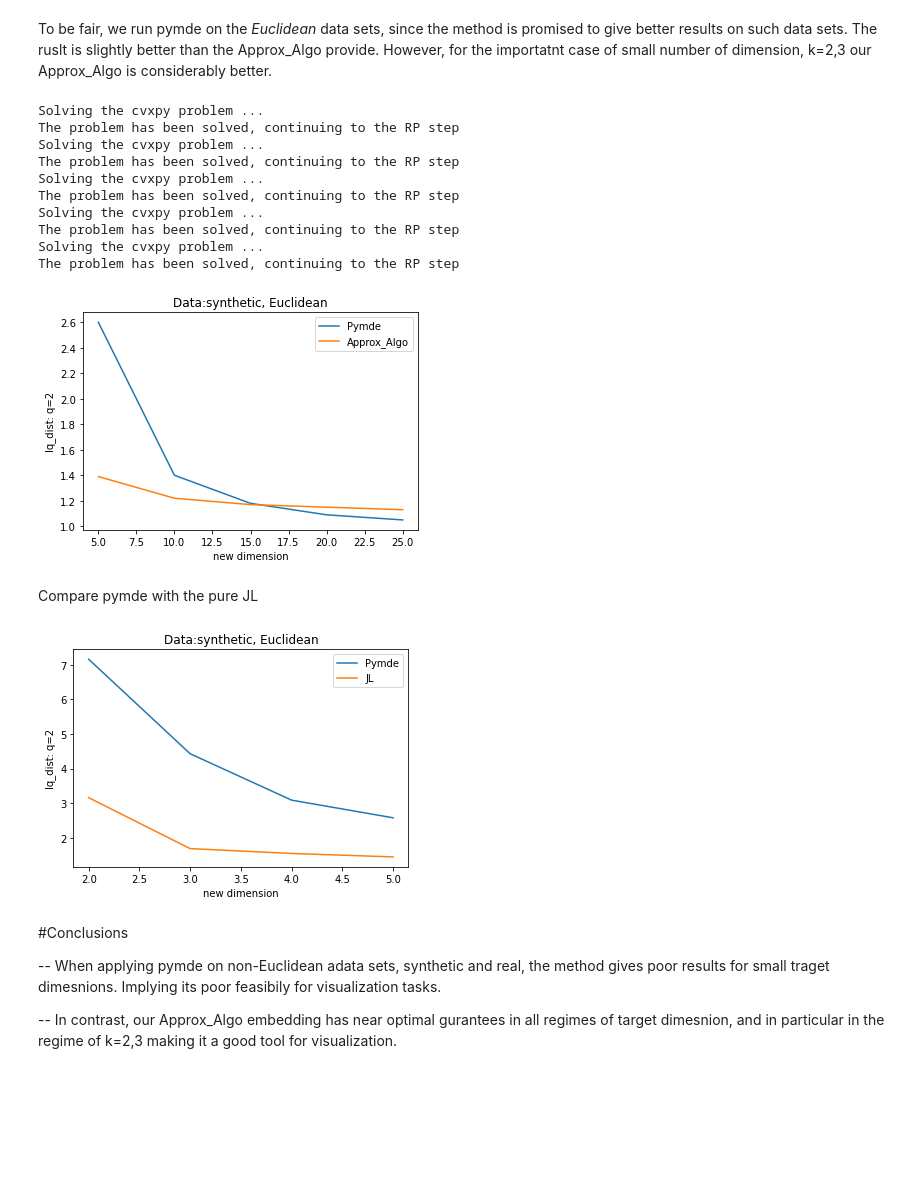
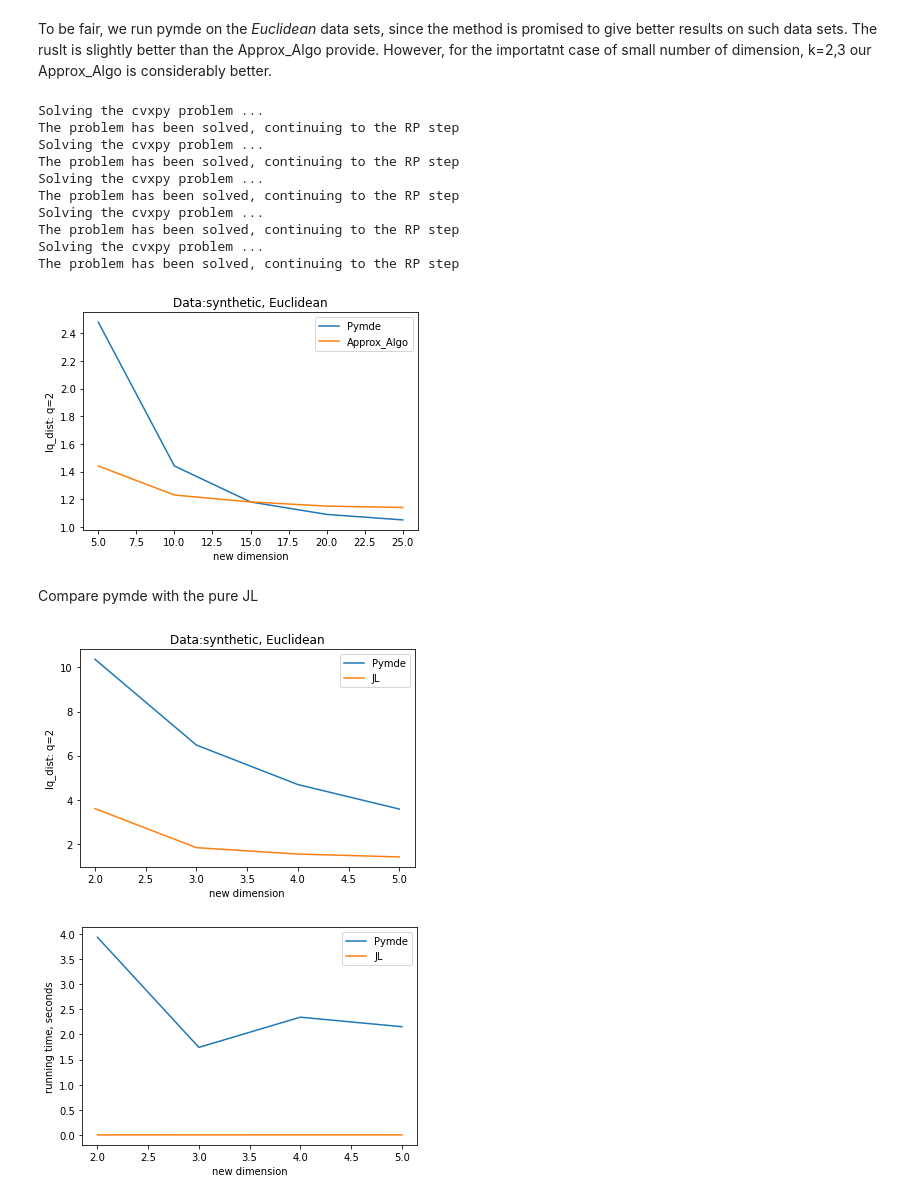
Before and after one commit to orafandina/dimensionality-reduction, a Jupyter notebook: examples.ipynb, the cells around one changed output. Cells and saved outputs as stored; diff of their text form; code cells hidden in the pictures; blank space fills up the shorter version.

```diff
--- a/examples.ipynb
+++ b/examples.ipynb
@@ -173,8 +200,10 @@ when applying on the same synthetic dataset of a smaller size n=50, and optimizi
 # %%
-import pymde
-import torch
+#Pymde versus Approx_Algo for l2_dist
+#Synthetic non-Euclidean data
 
 new_dims=np.array([5,10,15])
+q=2
+
 dists_data=ms.get_random_epsilon_close_non_Eucl(50,0.8)
 input_dists=pymde.Graph(dists_data)
 
@@ -246,10 +275,15 @@ The problem has been solved, continuing to the RP step
 # %% [markdown]
 To be fair, we run pymde on the *Euclidean* data sets, since the method is promised to give better results on such data sets. The ruslt is slightly better than the Approx_Algo provide. However, for the importatnt case of small number of dimension, k=2,3 our Approx_Algo is considerably better.
 # %%
-#pymde versus Approx_Algo lq_DIST
+#pymde versus Approx_Algo for l2_dist
+#synthetic Euclidean data
+#this experiment is essentially equiv. to pymde versus JL
 new_dims=np.array([5,10,15,20,25])
+q=2
+
 data=ms.get_random_space(200,200)
 dists_data=ms.space_to_dist(data)
+
 
 input_dists=pymde.Graph(dists_data)
 
@@ -283,41 +317,53 @@ Solving the cvxpy problem ...
 The problem has been solved, continuing to the RP step
 Solving the cvxpy problem ...
 The problem has been solved, continuing to the RP step
-[figure, old version]
+[figure, new version]
 # %% [markdown]
 Compare pymde with the pure JL
 # %%
 #embedding into small dimensions
+#pymde versus JL for l2_dist
+#synthetic Euclidean data
 new_dims=np.array([2,3,4,5])
-data=ms.get_random_space(200,200)
+data=ms.get_random_space(400,400)
+q=2
+
 dists_data=ms.space_to_dist(data)
 
 input_dists=pymde.Graph(dists_data)
 
 pymde_distorts=np.zeros(len(new_dims))
+pymde_times=np.zeros(len(new_dims))
+
 for i in range(len(new_dims)):
   embedding=pymde.preserve_distances(input_dists, new_dims[i])
   #returns the vectors in k dims
+  start = timeit.default_timer()
   result=embedding.embed().numpy()
+  stop = timeit.default_timer()
+  pymde_times[i]=stop-start
   result_dists=ms.space_to_dist(result)
   pymde_distorts[i]=dm.lq_dist(dists_data, result_dists,q)
 
 
 JL_distorts=np.zeros(len(new_dims))
+JL_times=np.zeros(len(new_dims))
 for i in range(len(new_dims)):
+  start = timeit.default_timer()
   embedded=JL_transf(data,new_dims[i])
+  stop = timeit.default_timer()
+  JL_times[i]=stop-start
   JL_distorts[i]=dm.lq_dist(dists_data, ms.space_to_dist(embedded), q)
 
 distorts=[pymde_distorts, JL_distorts]
 embeddings=['Pymde','JL']
 dist_emb_list=list(zip(distorts, embeddings))
 
+times=[pymde_times, JL_times]
+times_emb_list=list(zip(times, embeddings ))
+
 results_plot(new_dims,dist_emb_list, 'lq_dist', q, 'synthetic, Euclidean')
+times_plot(new_dims, times_emb_list)
 # %% [output]
-[figure, old version]
+[figure, new version]
+[figure, added]
-# %% [markdown]
-#Conclusions
-
--- When applying pymde on non-Euclidean adata sets, synthetic and real, the method gives poor results for small traget dimesnions. Implying its poor feasibily for visualization tasks.
-
--- In contrast, our Approx_Algo embedding has near optimal gurantees in all regimes of target dimesnion, and in particular in the regime of k=2,3 making it a good tool for visualization.
```
Also changed, not shown: parts of 9 cells of this notebook.
